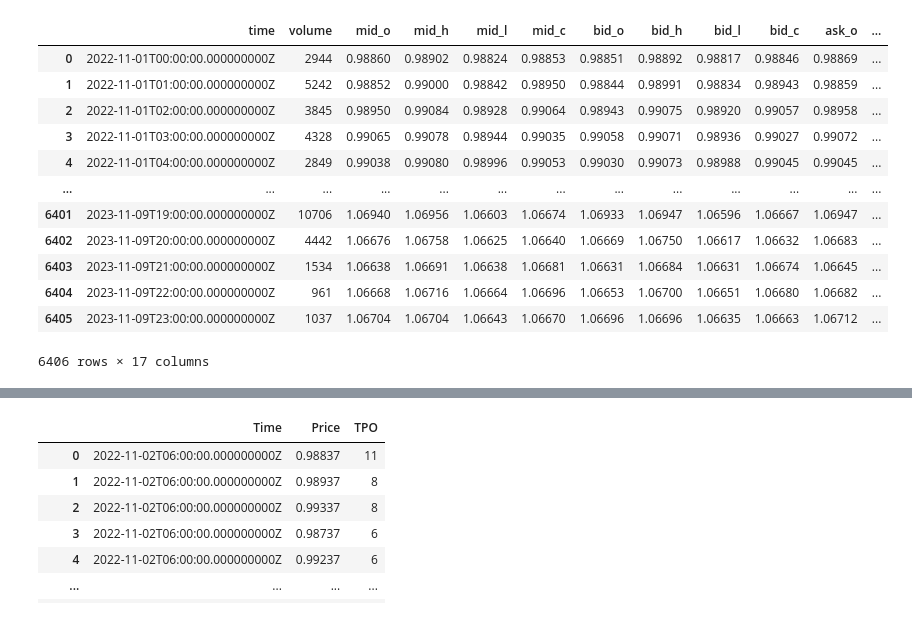
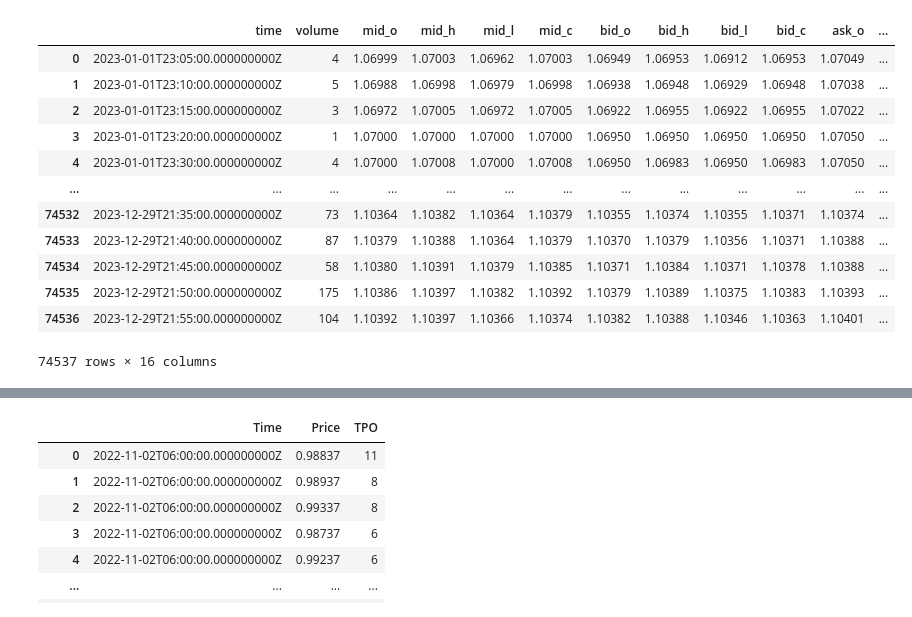
Before and after one commit to rezapaki1376/Finance, a Jupyter notebook: run_test/run-mdels.ipynb, the cells around one changed output, grey strips where cells are left out. Cells and saved outputs as stored; diff of their text form; code cells hidden in the pictures.

```diff
--- a/run_test/run-mdels.ipynb
+++ b/run_test/run-mdels.ipynb
@@ -15,9 +15,9 @@ from datetime import datetime
 import warnings
 warnings.filterwarnings("ignore")
 # %%
-start_date = '2022-11-01T00:00:00Z'
-end_date = '2023-11-10T00:00:00Z'
-eur_usd = DataGeneration(instument_name='EUR_USD', time_frame='H1', start_time=start_date, end_time=end_date)
+start_date = '2023-01-01T00:00:00Z'
+end_date = '2024-01-01T00:00:00Z'
+eur_usd = DataGeneration(instument_name='EUR_USD', time_frame='M5', start_time=start_date, end_time=end_date)
 df = eur_usd.get_instruments_df()
 print(df)
 # %% [output]
@@ -40,0 +62,3 @@ Response status: 200
+# %%
+df['time'] = pd.to_datetime(df['time'])  # Ensure 'time' is in datetime format
+df.set_index('time', inplace=True)  # Set 'time' as the index for easier plotting
@@ -40,0 +156,27 @@ Response status: 200
+# %%
+import pandas as pd
+import matplotlib.pyplot as plt
+
+# Assuming your DataFrame is named df and has a 'Timestamp' column
+# Replace 'Timestamp' and 'Value' with the actual column names in your DataFrame
+df['Time'] = pd.to_datetime(df['time'])  # Ensure 'Timestamp' is in datetime format
+df.set_index('Time', inplace=True)  # Set 'Timestamp' as the index
+
+# Plot the data
+plt.figure(figsize=(10, 6))
+plt.plot(df.index, df['bid_o'], marker='o', linestyle='-', label='Recorded Data')  # Replace 'Value' with your actual column
+plt.xlabel('Time')
+plt.ylabel('Value')
+plt.title('Data Recording with Time')
+plt.grid(True)
+plt.legend()
+
+# Highlight gaps
+time_diff = df.index.to_series().diff()
+gap_threshold = pd.Timedelta(seconds=30)  # Define a threshold for gaps (e.g., 30 seconds)
+gaps = time_diff > gap_threshold
+if gaps.any():
+    for gap_time in df.index[gaps]:
+        plt.axvline(gap_time, color='red', linestyle='--', label='Gap')
+
+plt.show()
@@ -60,18 +215,18 @@ x
 # %%
 ob2 = ATR()
-x = ob2.calculate_ATR(15,x)
+x = ob2.calculate_ATR(15,df)
 x
 # %% [output]
 |  | time | volume | mid_o | mid_h | mid_l | mid_c | bid_o | bid_h | bid_l | bid_c | ask_o | ... |
-| 0 | 2022-11-01T00:00:00.000000000Z | 2944 | 0.98860 | 0.98902 | 0.98824 | 0.98853 | 0.98851 | 0.98892 | 0.98817 | 0.98846 | 0.98869 | ... |
-| 1 | 2022-11-01T01:00:00.000000000Z | 5242 | 0.98852 | 0.99000 | 0.98842 | 0.98950 | 0.98844 | 0.98991 | 0.98834 | 0.98943 | 0.98859 | ... |
-| 2 | 2022-11-01T02:00:00.000000000Z | 3845 | 0.98950 | 0.99084 | 0.98928 | 0.99064 | 0.98943 | 0.99075 | 0.98920 | 0.99057 | 0.98958 | ... |
-| 3 | 2022-11-01T03:00:00.000000000Z | 4328 | 0.99065 | 0.99078 | 0.98944 | 0.99035 | 0.99058 | 0.99071 | 0.98936 | 0.99027 | 0.99072 | ... |
-| 4 | 2022-11-01T04:00:00.000000000Z | 2849 | 0.99038 | 0.99080 | 0.98996 | 0.99053 | 0.99030 | 0.99073 | 0.98988 | 0.99045 | 0.99045 | ... |
+| 0 | 2023-01-01T23:05:00.000000000Z | 4 | 1.06999 | 1.07003 | 1.06962 | 1.07003 | 1.06949 | 1.06953 | 1.06912 | 1.06953 | 1.07049 | ... |
+| 1 | 2023-01-01T23:10:00.000000000Z | 5 | 1.06988 | 1.06998 | 1.06979 | 1.06998 | 1.06938 | 1.06948 | 1.06929 | 1.06948 | 1.07038 | ... |
+| 2 | 2023-01-01T23:15:00.000000000Z | 3 | 1.06972 | 1.07005 | 1.06972 | 1.07005 | 1.06922 | 1.06955 | 1.06922 | 1.06955 | 1.07022 | ... |
+| 3 | 2023-01-01T23:20:00.000000000Z | 1 | 1.07000 | 1.07000 | 1.07000 | 1.07000 | 1.06950 | 1.06950 | 1.06950 | 1.06950 | 1.07050 | ... |
+| 4 | 2023-01-01T23:30:00.000000000Z | 4 | 1.07000 | 1.07008 | 1.07000 | 1.07008 | 1.06950 | 1.06983 | 1.06950 | 1.06983 | 1.07050 | ... |
 | ... | ... | ... | ... | ... | ... | ... | ... | ... | ... | ... | ... | ... |
-| 6401 | 2023-11-09T19:00:00.000000000Z | 10706 | 1.06940 | 1.06956 | 1.06603 | 1.06674 | 1.06933 | 1.06947 | 1.06596 | 1.06667 | 1.06947 | ... |
-| 6402 | 2023-11-09T20:00:00.000000000Z | 4442 | 1.06676 | 1.06758 | 1.06625 | 1.06640 | 1.06669 | 1.06750 | 1.06617 | 1.06632 | 1.06683 | ... |
-| 6403 | 2023-11-09T21:00:00.000000000Z | 1534 | 1.06638 | 1.06691 | 1.06638 | 1.06681 | 1.06631 | 1.06684 | 1.06631 | 1.06674 | 1.06645 | ... |
-| 6404 | 2023-11-09T22:00:00.000000000Z | 961 | 1.06668 | 1.06716 | 1.06664 | 1.06696 | 1.06653 | 1.06700 | 1.06651 | 1.06680 | 1.06682 | ... |
-| 6405 | 2023-11-09T23:00:00.000000000Z | 1037 | 1.06704 | 1.06704 | 1.06643 | 1.06670 | 1.06696 | 1.06696 | 1.06635 | 1.06663 | 1.06712 | ... |
+| 74532 | 2023-12-29T21:35:00.000000000Z | 73 | 1.10364 | 1.10382 | 1.10364 | 1.10379 | 1.10355 | 1.10374 | 1.10355 | 1.10371 | 1.10374 | ... |
+| 74533 | 2023-12-29T21:40:00.000000000Z | 87 | 1.10379 | 1.10388 | 1.10364 | 1.10379 | 1.10370 | 1.10379 | 1.10356 | 1.10371 | 1.10388 | ... |
+| 74534 | 2023-12-29T21:45:00.000000000Z | 58 | 1.10380 | 1.10391 | 1.10379 | 1.10385 | 1.10371 | 1.10384 | 1.10371 | 1.10378 | 1.10388 | ... |
+| 74535 | 2023-12-29T21:50:00.000000000Z | 175 | 1.10386 | 1.10397 | 1.10382 | 1.10392 | 1.10379 | 1.10389 | 1.10375 | 1.10383 | 1.10393 | ... |
+| 74536 | 2023-12-29T21:55:00.000000000Z | 104 | 1.10392 | 1.10397 | 1.10366 | 1.10374 | 1.10382 | 1.10388 | 1.10346 | 1.10363 | 1.10401 | ... |
-6406 rows × 17 columns
+74537 rows × 16 columns
```
Also changed, not shown: parts of 13 cells of this notebook, 2 other files.
